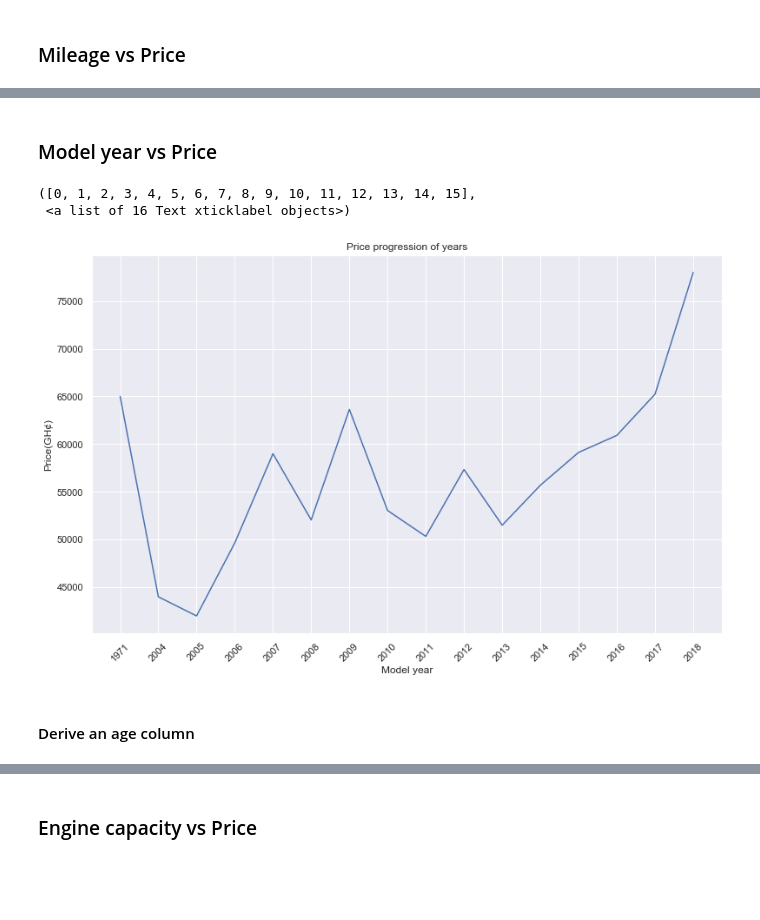
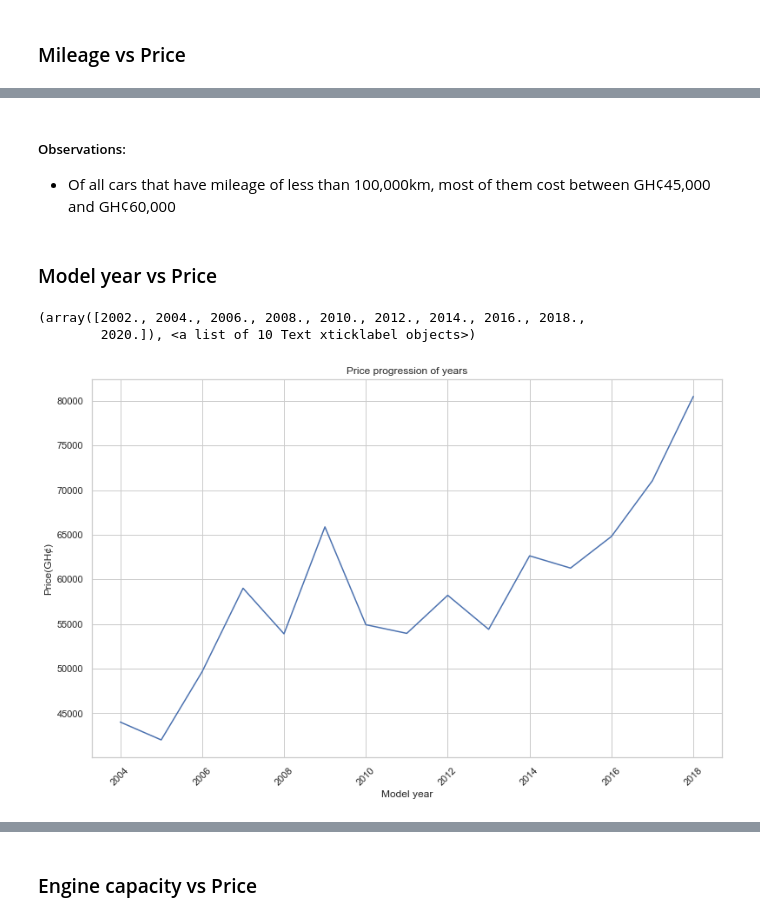
Before and after one commit to GeekiAdubea/Car-Portal-Analysis-Ghana, a Jupyter notebook: Car Portal EDA.ipynb, the cells around one changed output, grey strips where cells are left out. Cells and saved outputs as stored; diff of their text form; code cells hidden in the pictures; blank space fills up the shorter version.

```diff
--- a/Car Portal EDA.ipynb
+++ b/Car Portal EDA.ipynb
@@ -523,3 +518,3 @@ Text(0.5, 1.0, 'Distribution of Engine Capacity in litres')
 # %%
-filtered = data[(data['Price(GH¢)'] > 40000) & (data['Price(GH¢)'] < 80000)]
+df = data[(data['Price(GH¢)'] > 40000) & (data['Price(GH¢)'] < 90000)]
 # %%
@@ -587 +571,3 @@ max      79500.000000
 Name: Price(GH¢), dtype: float64
+# %%
+df['Price binned']=pd.cut(df['Price(GH¢)'], 3, labels=["Low", "Mid-range", "High"])
@@ -644,0 +634,6 @@ Name: Price(GH¢), dtype: float64
+# %%
+sns.set_style('whitegrid')
+sns.FacetGrid(df, hue='Condition', size=8) \
+    .map(sns.distplot, 'Price(GH¢)') \
+    .add_legend()
+plt.show()
@@ -658,0 +655,6 @@ Name: Price(GH¢), dtype: float64
+# %%
+sns.set_style('whitegrid')
+sns.FacetGrid(df, hue='Transmission', size=8) \
+    .map(sns.distplot, 'Price(GH¢)') \
+    .add_legend()
+plt.show()
@@ -695,15 +676,17 @@ filtered[['Mileage(km)', 'Price(GH¢)']].corr()
+# %% [markdown]
+##### Observations:
+
+* Of all cars that have mileage of less than 100,000km, most of them cost between GH¢45,000 and GH¢60,000
 # %% [markdown]
 ### Model year vs Price
 # %%
-year_price = filtered.groupby('Model year').mean()['Price(GH¢)'].to_frame().reset_index().sort_values('Price(GH¢)', ascending=False)
+year_price = df.groupby('Model year').mean()['Price(GH¢)'].to_frame().reset_index().sort_values('Price(GH¢)', ascending=False)
 
 fig, ax = plt.subplots(figsize=(13, 8))
 sns.lineplot(x="Model year", y="Price(GH¢)", data=year_price)
 plt.title("Price progression of years")
 plt.xticks(rotation=45)
 # %% [output]
-([0, 1, 2, 3, 4, 5, 6, 7, 8, 9, 10, 11, 12, 13, 14, 15],
- <a list of 16 Text xticklabel objects>)
+(array([2002., 2004., 2006., 2008., 2010., 2012., 2014., 2016., 2018.,
+        2020.]), <a list of 10 Text xticklabel objects>)
-[figure, old version]
+[figure, new version]
-# %% [markdown]
-#### Derive an age column
```
Also changed, not shown: parts of 129 cells of this notebook.
